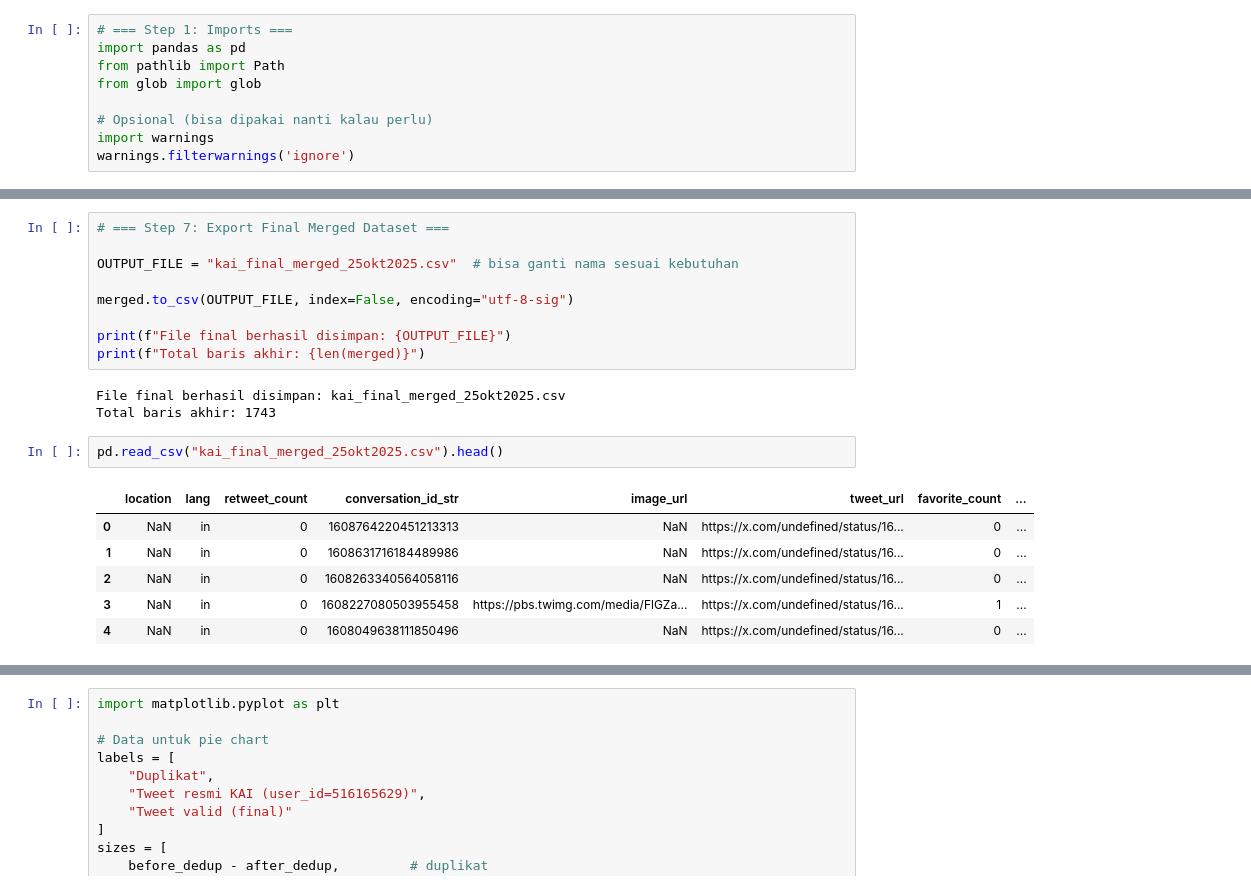
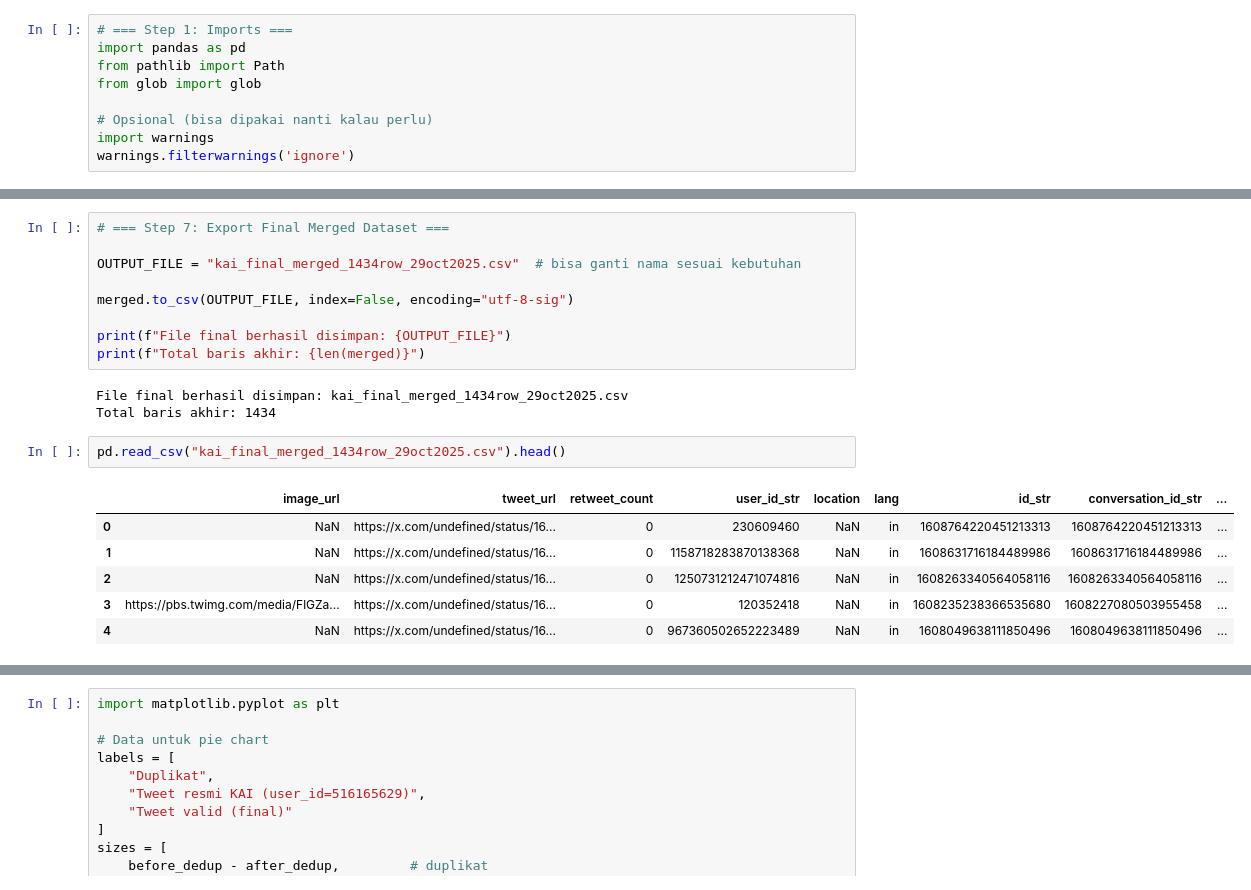
Before and after one commit to ahmdzzzki/skripsi_sentimen, a Jupyter notebook: 01.Cleaning/cleaning_duplicate_data.ipynb, the cells around one changed output, grey strips where cells are left out. Saved outputs shown, nothing was run; the diff lists cells and outputs as text.

Commit message:
Refactor data cleaning process: removed unnecessary input files, updated output file naming, and adjusted statistics for final dataset after deduplication and filtering.

```diff
--- a/01.Cleaning/cleaning_duplicate_data.ipynb
+++ b/01.Cleaning/cleaning_duplicate_data.ipynb
@@ -170,24 +167,24 @@ Tweet dari user_id=516165629 dihapus: 1902
 # %%
 # === Step 7: Export Final Merged Dataset ===
 
-OUTPUT_FILE = "kai_final_merged_25okt2025.csv"  # bisa ganti nama sesuai kebutuhan
+OUTPUT_FILE = "kai_final_merged_1434row_29oct2025.csv"  # bisa ganti nama sesuai kebutuhan
 
 merged.to_csv(OUTPUT_FILE, index=False, encoding="utf-8-sig")
 
 print(f"File final berhasil disimpan: {OUTPUT_FILE}")
 print(f"Total baris akhir: {len(merged)}")
 # %% [output]
-File final berhasil disimpan: kai_final_merged_25okt2025.csv
-Total baris akhir: 1743
+File final berhasil disimpan: kai_final_merged_1434row_29oct2025.csv
+Total baris akhir: 1434
 # %%
-pd.read_csv("kai_final_merged_25okt2025.csv").head()
+pd.read_csv("kai_final_merged_1434row_29oct2025.csv").head()
 # %% [output]
-|  | location | lang | retweet_count | conversation_id_str | image_url | tweet_url | favorite_count | ... |
-| 0 | NaN | in | 0 | 1608764220451213313 | NaN | https://x.com/undefined/status/16... | 0 | ... |
-| 1 | NaN | in | 0 | 1608631716184489986 | NaN | https://x.com/undefined/status/16... | 0 | ... |
-| 2 | NaN | in | 0 | 1608263340564058116 | NaN | https://x.com/undefined/status/16... | 0 | ... |
-| 3 | NaN | in | 0 | 1608227080503955458 | https://pbs.twimg.com/media/FlGZa... | https://x.com/undefined/status/16... | 1 | ... |
-| 4 | NaN | in | 0 | 1608049638111850496 | NaN | https://x.com/undefined/status/16... | 0 | ... |
+|  | image_url | tweet_url | retweet_count | user_id_str | location | lang | id_str | conversation_id_str | ... |
+| 0 | NaN | https://x.com/undefined/status/16... | 0 | 230609460 | NaN | in | 1608764220451213313 | 1608764220451213313 | ... |
+| 1 | NaN | https://x.com/undefined/status/16... | 0 | 1158718283870138368 | NaN | in | 1608631716184489986 | 1608631716184489986 | ... |
+| 2 | NaN | https://x.com/undefined/status/16... | 0 | 1250731212471074816 | NaN | in | 1608263340564058116 | 1608263340564058116 | ... |
+| 3 | https://pbs.twimg.com/media/FlGZa... | https://x.com/undefined/status/16... | 0 | 120352418 | NaN | in | 1608235238366535680 | 1608227080503955458 | ... |
+| 4 | NaN | https://x.com/undefined/status/16... | 0 | 967360502652223489 | NaN | in | 1608049638111850496 | 1608049638111850496 | ... |
 # %%
 # === Step 8: Summary Statistics ===
 
```
Also changed, not shown: parts of 6 cells of this notebook.
